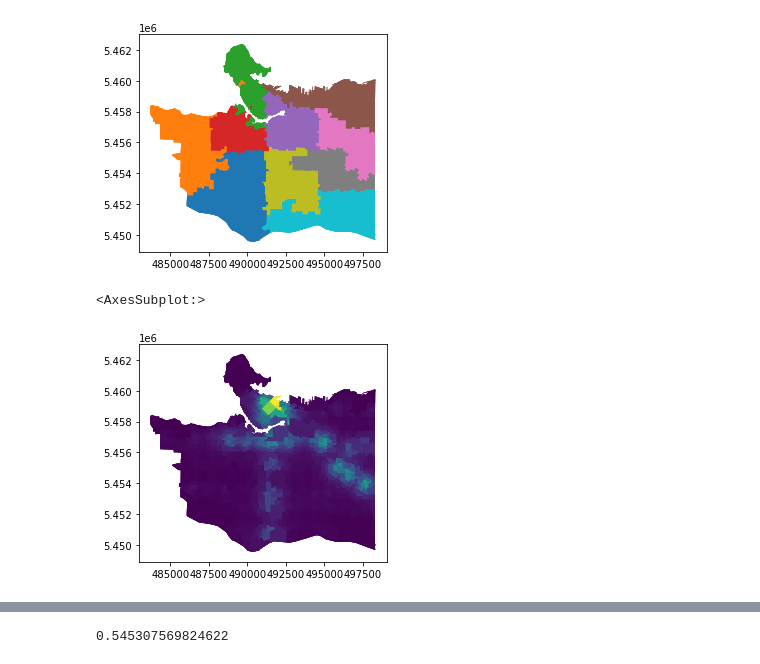
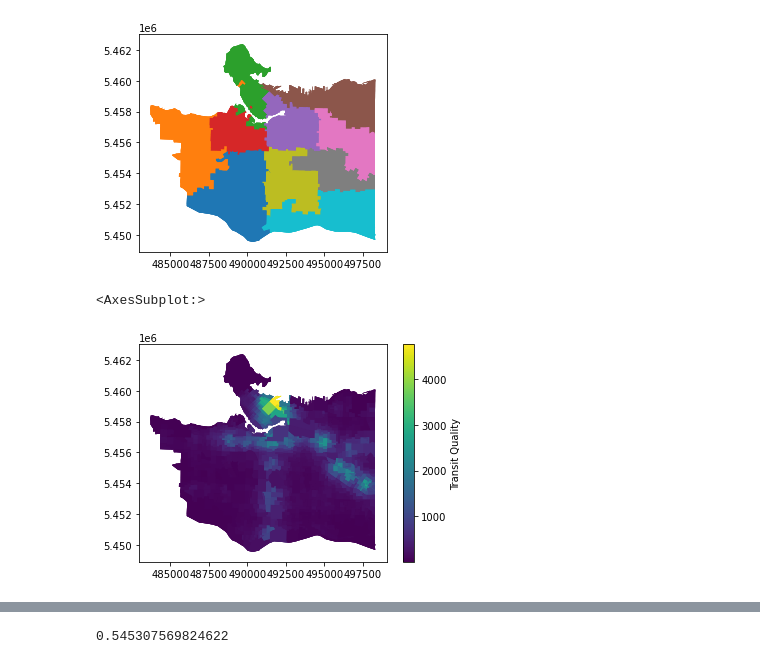
Before and after one commit to rebywong/cmpt353-project, a Jupyter notebook: vancouver_transit.ipynb, the cells around one changed output, grey strips where cells are left out. Saved outputs shown, nothing was run; the diff lists cells and outputs as text; code cells hidden in the pictures.

```diff
--- a/vancouver_transit.ipynb
+++ b/vancouver_transit.ipynb
@@ -7,7 +11,15 @@ import geopandas as gpd
 # %%
 # Read transit data from directory
 transit = gpd.read_file("data/transit.zip")
+
+# Rename columns for clarity
+transit = transit.rename(columns={'csdname':'city', 'policy_yea':'year', 'transit_qu':'transit_quality'})
+
+# Only keep necessary columns for analysis
+transit = transit[['city', 'year', 'transit_quality', 'geometry']]
+
 # Need to use "|" instead of Python "or" to prevent ambiguity error - https://stackoverflow.com/q/36921951
-transit = transit[(transit['policy_yea'] == 2010) | (transit['policy_yea'] == 2015) | (transit['policy_yea'] == 2020)]
+transit = transit[(transit['year'] == 2010) | (transit['year'] == 2015) | (transit['year'] == 2020)]
+
 transit
 # %% [output]
@@ -32,10 +44,11 @@ transit.plot(column='geometry')
 [figure]
 # %%
 # Transit quality needs cleaning! Graph does not look very informative as is :(
-transit.plot(column='transit_qu')
+# https://geopandas.org/en/stable/docs/user_guide/mapping.html
+transit.plot(column='transit_quality', legend=True, legend_kwds={'label':'Transit Quality'})
 # %% [output]
 <AxesSubplot:>
-[figure, old version]
+[figure, new version]
 # %%
 # Preliminary work: Print data as is, prior to any cleaning/analysis
 # Sort transit quality from highest score to lowest
```
Also changed, not shown: parts of 40 cells of this notebook.
